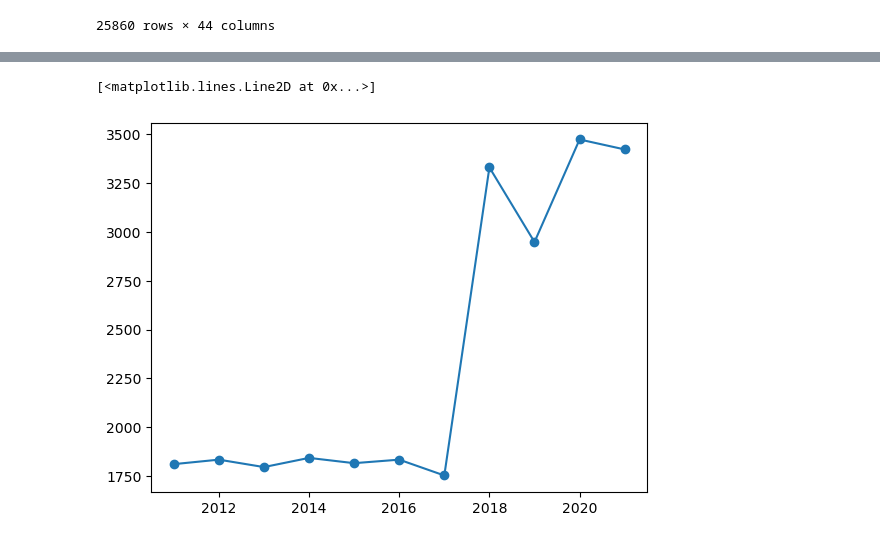
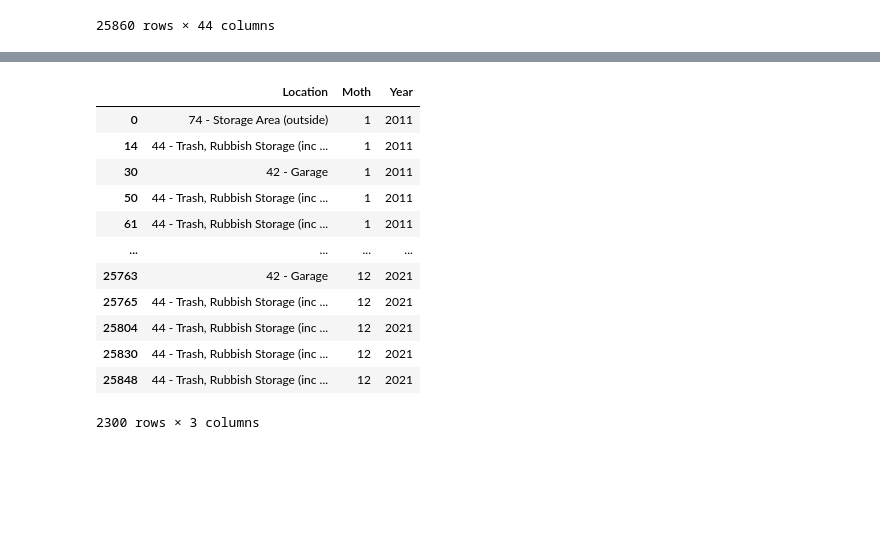
Before and after one commit to HikmetYigit34/Group7-Project1, a Jupyter notebook: TorontoWeatherProjection.ipynb, the cells around one changed output, grey strips where cells are left out. Drawn from its saved outputs; the diff is of its cells as text; code cells hidden in the pictures; blank space fills up the shorter version.

```diff
--- a/TorontoWeatherProjection.ipynb
+++ b/TorontoWeatherProjection.ipynb
@@ -667,11 +643,23 @@ fire_df_selected
-# %%
-# Extract relevant fields from the data frame
-x_values = fire_df_selected["Fire Count"]
-#x_values = ['2011','2012','2013', '2014', '2015', '2016', '2017', '2018', '2019', '2020', '2021']
-
-y_values = fire_df_selected["Fire Count"]
-
-plt.plot( y_values, marker='o')
-# %% [output]
-[<matplotlib.lines.Line2D at 0x...>]
-[figure, removed]
+# %%
+fire_cause_by_weather = ['44 - Trash, Rubbish Storage (inc garbage chute room, garbage/industri','42 - Garage','71 - Open Area (inc lawn, field, farmyard, park, playing field, pier,','74 - Storage Area (outside)']
+selected_df = fire_df[fire_df['Area_of_Origin'].isin(fire_cause_by_weather)]
+clean_data_df = selected_df.loc[:, ['Area_of_Origin', 'TFS_Alarm_Time', 'Year']]
+month = pd.to_datetime(clean_data_df['TFS_Alarm_Time']).dt.month
+month
+result = {'Location':clean_data_df['Area_of_Origin'],'Moth':month,'Year':clean_data_df['Year']}
+result = pd.DataFrame(result)
+result
+# %% [output]
+|  | Location | Moth | Year |
+| 0 | 74 - Storage Area (outside) | 1 | 2011 |
+| 14 | 44 - Trash, Rubbish Storage (inc ... | 1 | 2011 |
+| 30 | 42 - Garage | 1 | 2011 |
+| 50 | 44 - Trash, Rubbish Storage (inc ... | 1 | 2011 |
+| 61 | 44 - Trash, Rubbish Storage (inc ... | 1 | 2011 |
+| ... | ... | ... | ... |
+| 25763 | 42 - Garage | 12 | 2021 |
+| 25765 | 44 - Trash, Rubbish Storage (inc ... | 12 | 2021 |
+| 25804 | 44 - Trash, Rubbish Storage (inc ... | 12 | 2021 |
+| 25830 | 44 - Trash, Rubbish Storage (inc ... | 12 | 2021 |
+| 25848 | 44 - Trash, Rubbish Storage (inc ... | 12 | 2021 |
+2300 rows × 3 columns
```
Also changed, not shown: parts of 6 cells of this notebook, 4 other files.
